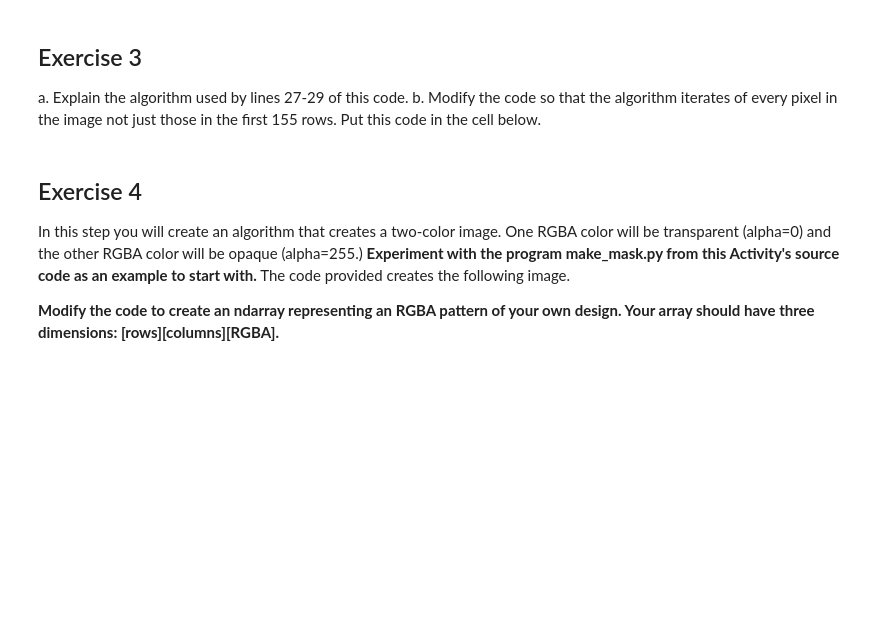
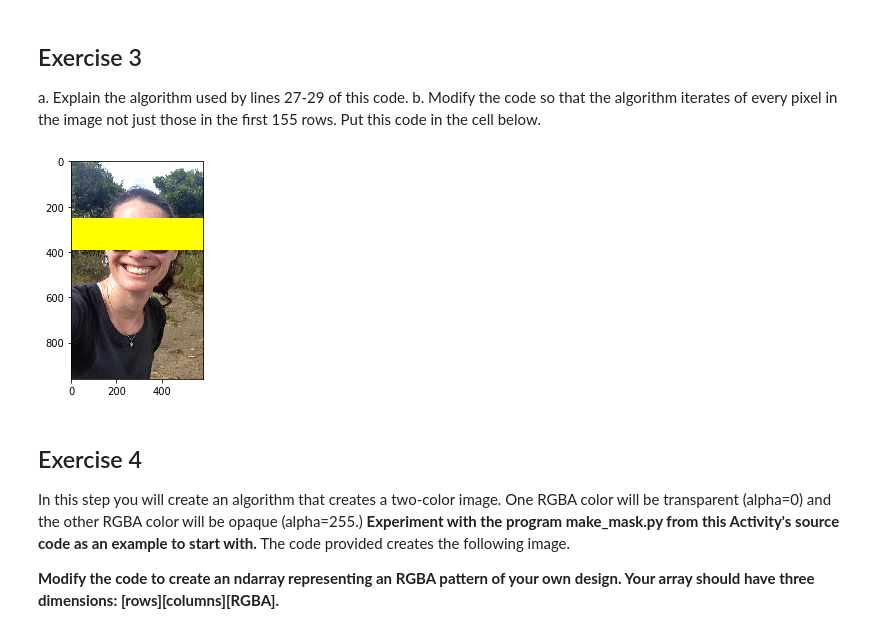
Before and after one commit to DaveMurr/1-4-3-DaveMurr, a Jupyter notebook: 1.4.3 Arrays and Images.ipynb, the cells around one changed output. Saved outputs shown, nothing was run; the diff lists cells and outputs as text; code cells hidden in the pictures; blank space fills up the shorter version.

```diff
--- a/1.4.3 Arrays and Images.ipynb
+++ b/1.4.3 Arrays and Images.ipynb
@@ -215,6 +214,43 @@ ValueError: assignment destination is read-only
 ## Exercise 3
 a. Explain the algorithm used by lines 27-29 of this code.
 b. Modify the code so that the algorithm iterates of every pixel in the image not just those in the first 155 rows. Put this code in the cell below.
+# %%
+%matplotlib inline
+import matplotlib.pyplot as plt
+import os.path
+import numpy as np      # “as” lets us use standard abbreviations
+
+'''Read the image data'''
+# Get the directory of this python script
+directory = os.getcwd()
+# Build an absolute filename from directory + filename
+filename = os.path.join(directory, 'woman.jpg')
+# Read the image data into an array
+img = plt.imread(filename)
+img.setflags(write=1)
+
+height = len(img)
+width = len(img[0])
+for r in range(250,390):
+    for c in range(width):
+        if sum(img[r][c]): # brightness R+G+B goes up to 3*255=765
+            img[r][c]=[255,255,0] # R + B = magenta
+
+'''Show the image data'''
+# Create figure with 1 subplot
+fig, ax = plt.subplots(1, 1)
+# Show the image data in a subplot
+ax.imshow(img, interpolation='none')
+# Show the figure on the screen
+###
+# Make a rectangle of pixels yellow
+###
+###
+# Show the image data
+###
+fig.show()
+# %% [output]
+[figure, added]
 # %% [markdown]
 ## Exercise 4
 In this step you will create an algorithm that creates a two-color image. One RGBA color will be transparent (alpha=0) and the other RGBA color will be opaque (alpha=255.) <b>Experiment with the program make_mask.py from this Activity's source code as an example to start with.</b> The code provided creates the following image.
```
Also changed, not shown: parts of 2 cells of this notebook.
